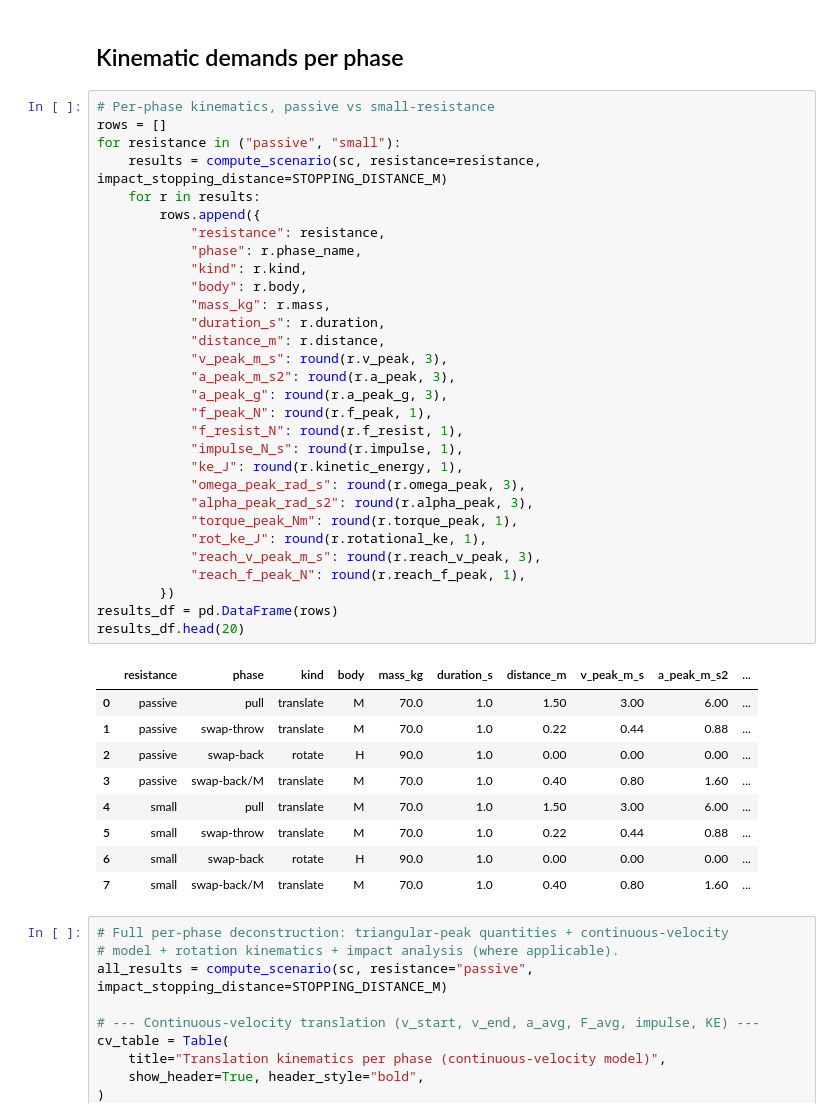
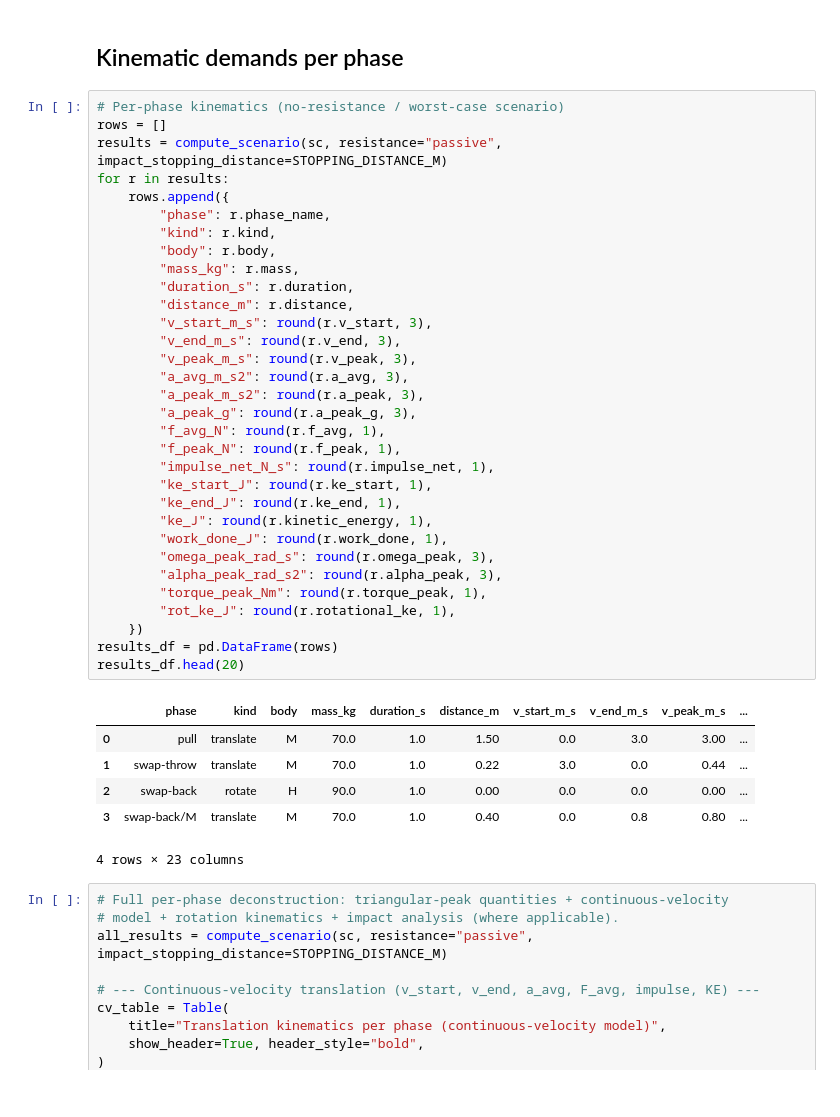
Before and after one commit to stellarshenson/henryk-simulations, a Jupyter notebook: notebooks/01-kj-corridor-kinematics.ipynb, the cells around one changed output. Drawn from its saved outputs; the diff is of its cells as text.

```diff
--- a/notebooks/01-kj-corridor-kinematics.ipynb
+++ b/notebooks/01-kj-corridor-kinematics.ipynb
@@ -267,45 +267,44 @@ plt.show()
 # %% [markdown]
 ## Kinematic demands per phase
 # %%
-# Per-phase kinematics, passive vs small-resistance
+# Per-phase kinematics (no-resistance / worst-case scenario)
 rows = []
-for resistance in ("passive", "small"):
-    results = compute_scenario(sc, resistance=resistance, impact_stopping_distance=STOPPING_DISTANCE_M)
-    for r in results:
-        rows.append({
-            "resistance": resistance,
-            "phase": r.phase_name,
-            "kind": r.kind,
-            "body": r.body,
-            "mass_kg": r.mass,
-            "duration_s": r.duration,
-            "distance_m": r.distance,
-            "v_peak_m_s": round(r.v_peak, 3),
-            "a_peak_m_s2": round(r.a_peak, 3),
-            "a_peak_g": round(r.a_peak_g, 3),
-            "f_peak_N": round(r.f_peak, 1),
-            "f_resist_N": round(r.f_resist, 1),
-            "impulse_N_s": round(r.impulse, 1),
-            "ke_J": round(r.kinetic_energy, 1),
-            "omega_peak_rad_s": round(r.omega_peak, 3),
-            "alpha_peak_rad_s2": round(r.alpha_peak, 3),
-            "torque_peak_Nm": round(r.torque_peak, 1),
-            "rot_ke_J": round(r.rotational_ke, 1),
-            "reach_v_peak_m_s": round(r.reach_v_peak, 3),
-            "reach_f_peak_N": round(r.reach_f_peak, 1),
-        })
+results = compute_scenario(sc, resistance="passive", impact_stopping_distance=STOPPING_DISTANCE_M)
+for r in results:
+    rows.append({
+        "phase": r.phase_name,
+        "kind": r.kind,
+        "body": r.body,
+        "mass_kg": r.mass,
+        "duration_s": r.duration,
+        "distance_m": r.distance,
+        "v_start_m_s": round(r.v_start, 3),
+        "v_end_m_s": round(r.v_end, 3),
+        "v_peak_m_s": round(r.v_peak, 3),
+        "a_avg_m_s2": round(r.a_avg, 3),
+        "a_peak_m_s2": round(r.a_peak, 3),
+        "a_peak_g": round(r.a_peak_g, 3),
+        "f_avg_N": round(r.f_avg, 1),
+        "f_peak_N": round(r.f_peak, 1),
+        "impulse_net_N_s": round(r.impulse_net, 1),
+        "ke_start_J": round(r.ke_start, 1),
+        "ke_end_J": round(r.ke_end, 1),
+        "ke_J": round(r.kinetic_energy, 1),
+        "work_done_J": round(r.work_done, 1),
+        "omega_peak_rad_s": round(r.omega_peak, 3),
+        "alpha_peak_rad_s2": round(r.alpha_peak, 3),
+        "torque_peak_Nm": round(r.torque_peak, 1),
+        "rot_ke_J": round(r.rotational_ke, 1),
+    })
 results_df = pd.DataFrame(rows)
 results_df.head(20)
 # %% [output]
-|  | resistance | phase | kind | body | mass_kg | duration_s | distance_m | v_peak_m_s | a_peak_m_s2 | ... |
-| 0 | passive | pull | translate | M | 70.0 | 1.0 | 1.50 | 3.00 | 6.00 | ... |
-| 1 | passive | swap-throw | translate | M | 70.0 | 1.0 | 0.22 | 0.44 | 0.88 | ... |
-| 2 | passive | swap-back | rotate | H | 90.0 | 1.0 | 0.00 | 0.00 | 0.00 | ... |
-| 3 | passive | swap-back/M | translate | M | 70.0 | 1.0 | 0.40 | 0.80 | 1.60 | ... |
-| 4 | small | pull | translate | M | 70.0 | 1.0 | 1.50 | 3.00 | 6.00 | ... |
-| 5 | small | swap-throw | translate | M | 70.0 | 1.0 | 0.22 | 0.44 | 0.88 | ... |
-| 6 | small | swap-back | rotate | H | 90.0 | 1.0 | 0.00 | 0.00 | 0.00 | ... |
-| 7 | small | swap-back/M | translate | M | 70.0 | 1.0 | 0.40 | 0.80 | 1.60 | ... |
+|  | phase | kind | body | mass_kg | duration_s | distance_m | v_start_m_s | v_end_m_s | v_peak_m_s | ... |
+| 0 | pull | translate | M | 70.0 | 1.0 | 1.50 | 0.0 | 3.0 | 3.00 | ... |
+| 1 | swap-throw | translate | M | 70.0 | 1.0 | 0.22 | 3.0 | 0.0 | 0.44 | ... |
+| 2 | swap-back | rotate | H | 90.0 | 1.0 | 0.00 | 0.0 | 0.0 | 0.00 | ... |
+| 3 | swap-back/M | translate | M | 70.0 | 1.0 | 0.40 | 0.0 | 0.8 | 0.80 | ... |
+4 rows × 23 columns
 # %%
 # Full per-phase deconstruction: triangular-peak quantities + continuous-velocity
 # model + rotation kinematics + impact analysis (where applicable).
```
Also changed, not shown: parts of 2 cells of this notebook, 8 other files.
